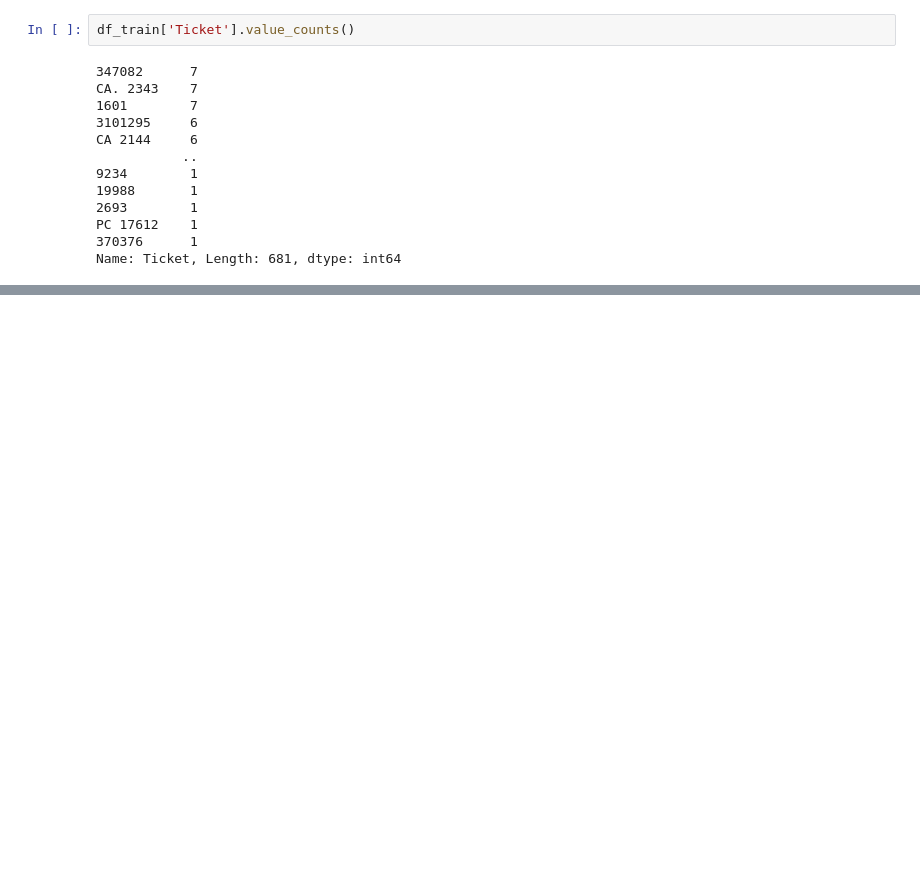
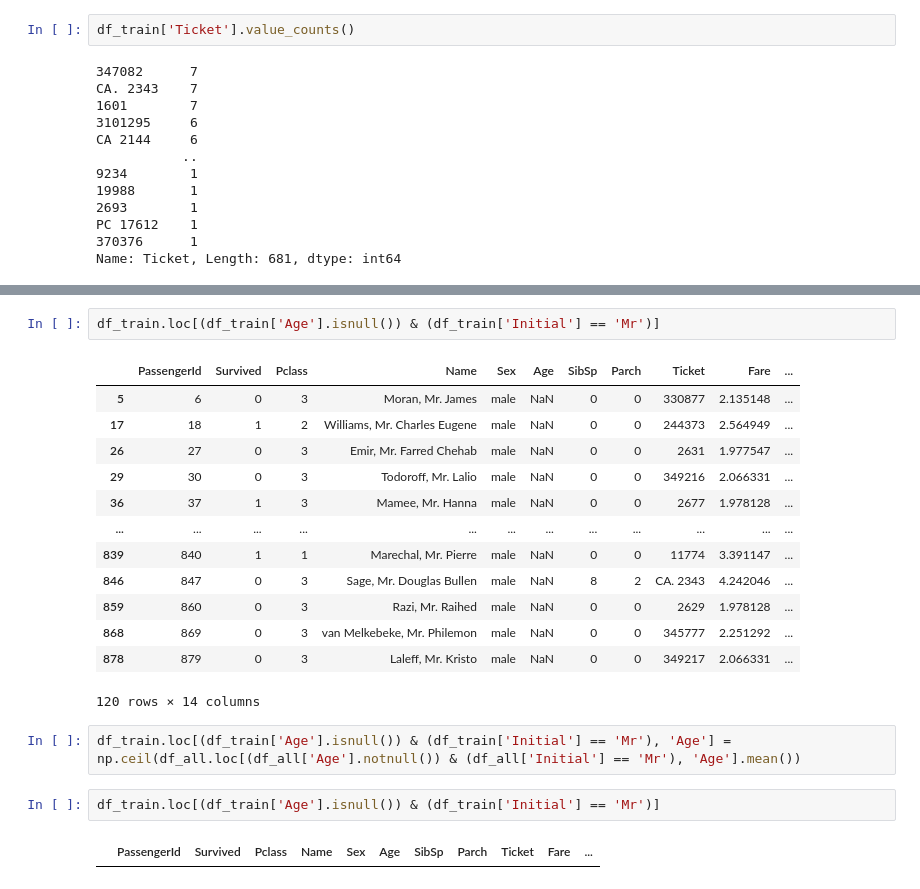
Before and after one commit to che0223/MyStudy, a Jupyter notebook: kaggle/titanic/My_first_data_analysis_for_titanic.ipynb, the cells around one changed output, grey strips where cells are left out. Cells and saved outputs as stored; diff of their text form; blank space fills up the shorter version.

```diff
--- a/kaggle/titanic/My_first_data_analysis_for_titanic.ipynb
+++ b/kaggle/titanic/My_first_data_analysis_for_titanic.ipynb
@@ -639,0 +733,22 @@ Name: Ticket, Length: 681, dtype: int64
+# %%
+df_train.loc[(df_train['Age'].isnull()) & (df_train['Initial'] == 'Mr')]
+# %% [output]
+|  | PassengerId | Survived | Pclass | Name | Sex | Age | SibSp | Parch | Ticket | Fare | ... |
+| 5 | 6 | 0 | 3 | Moran, Mr. James | male | NaN | 0 | 0 | 330877 | 2.135148 | ... |
+| 17 | 18 | 1 | 2 | Williams, Mr. Charles Eugene | male | NaN | 0 | 0 | 244373 | 2.564949 | ... |
+| 26 | 27 | 0 | 3 | Emir, Mr. Farred Chehab | male | NaN | 0 | 0 | 2631 | 1.977547 | ... |
+| 29 | 30 | 0 | 3 | Todoroff, Mr. Lalio | male | NaN | 0 | 0 | 349216 | 2.066331 | ... |
+| 36 | 37 | 1 | 3 | Mamee, Mr. Hanna | male | NaN | 0 | 0 | 2677 | 1.978128 | ... |
+| ... | ... | ... | ... | ... | ... | ... | ... | ... | ... | ... | ... |
+| 839 | 840 | 1 | 1 | Marechal, Mr. Pierre | male | NaN | 0 | 0 | 11774 | 3.391147 | ... |
+| 846 | 847 | 0 | 3 | Sage, Mr. Douglas Bullen | male | NaN | 8 | 2 | CA. 2343 | 4.242046 | ... |
+| 859 | 860 | 0 | 3 | Razi, Mr. Raihed | male | NaN | 0 | 0 | 2629 | 1.978128 | ... |
+| 868 | 869 | 0 | 3 | van Melkebeke, Mr. Philemon | male | NaN | 0 | 0 | 345777 | 2.251292 | ... |
+| 878 | 879 | 0 | 3 | Laleff, Mr. Kristo | male | NaN | 0 | 0 | 349217 | 2.066331 | ... |
+120 rows × 14 columns
+# %%
+df_train.loc[(df_train['Age'].isnull()) & (df_train['Initial'] == 'Mr'), 'Age'] = np.ceil(df_all.loc[(df_all['Age'].notnull()) & (df_all['Initial'] == 'Mr'), 'Age'].mean())
+# %%
+df_train.loc[(df_train['Age'].isnull()) & (df_train['Initial'] == 'Mr')]
+# %% [output]
+|  | PassengerId | Survived | Pclass | Name | Sex | Age | SibSp | Parch | Ticket | Fare | ... |
```
Also changed, not shown: parts of 16 cells of this notebook, 8 other files.
